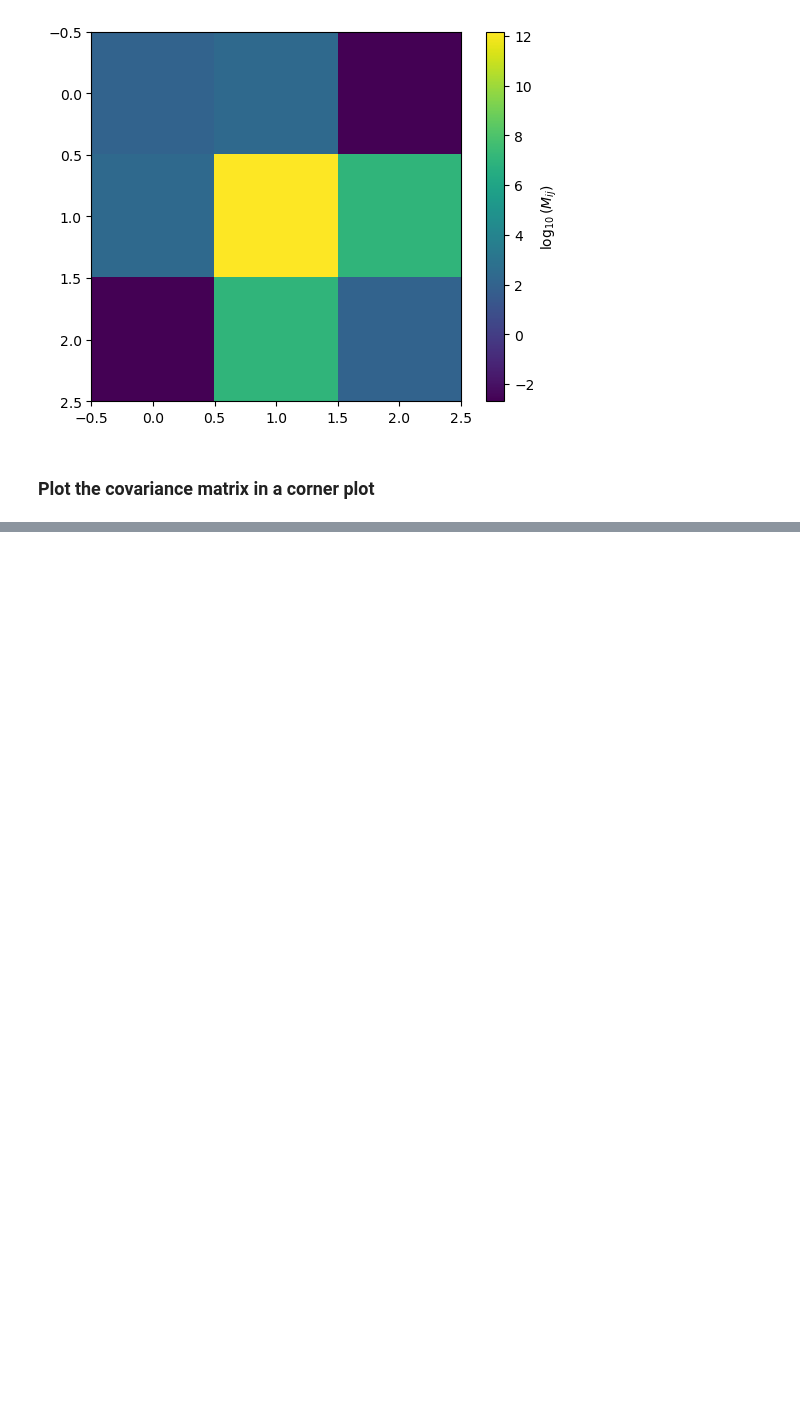
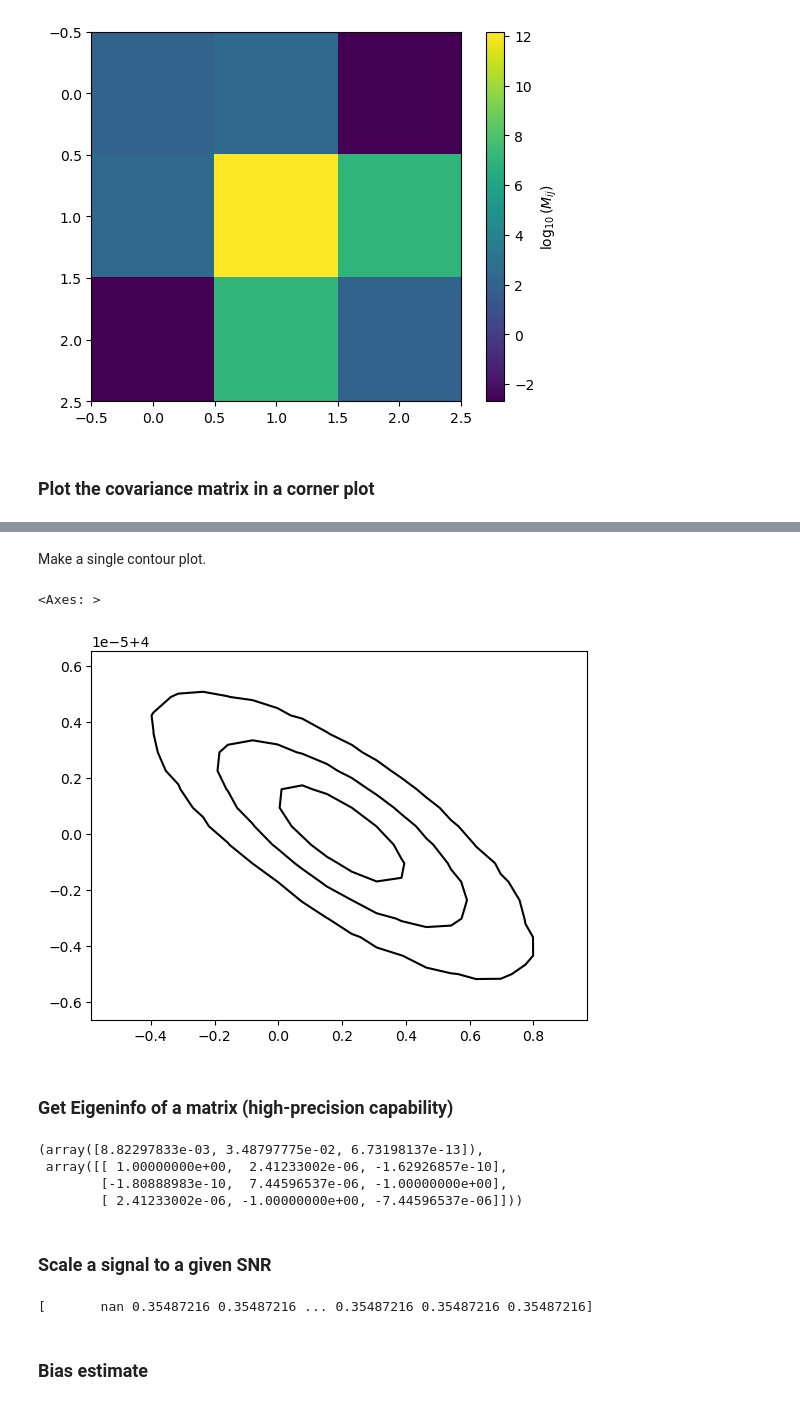
Before and after one commit to mikekatz04/LISAanalysistools, a Jupyter notebook: examples/Diagnostics.ipynb, the cells around one changed output, grey strips where cells are left out. Saved outputs shown, nothing was run; the diff lists cells and outputs as text; code cells hidden in the pictures; blank space fills up the shorter version.

```diff
--- a/examples/Diagnostics.ipynb
+++ b/examples/Diagnostics.ipynb
@@ -172,0 +180,47 @@ plot_covariance_corner(
+# %% [markdown]
+Make a single contour plot.
+# %%
+fig, ax = plt.subplots(1,1)
+
+plot_covariance_contour(
+    params,
+    cov,
+    2,
+    1,
+    ax=ax,
+    **plot_kwargs
+)
+# %% [output]
+<Axes: >
+[figure, added]
+# %% [markdown]
+### Get Eigeninfo of a matrix (high-precision capability)
+# %%
+evals, evecs = get_eigeninfo(
+    cov, high_precision=False
+)
+evals, evecs
+# %% [output]
+(array([8.82297833e-03, 3.48797775e-02, 6.73198137e-13]),
+ array([[ 1.00000000e+00,  2.41233002e-06, -1.62926857e-10],
+        [-1.80888983e-10,  7.44596537e-06, -1.00000000e+00],
+        [ 2.41233002e-06, -1.00000000e+00, -7.44596537e-06]]))
+# %% [markdown]
+### Scale a signal to a given SNR
+# %%
+target_snr = 30.0
+h1 = sine_waveform(A, f, 0.0, t_arr)
+
+h1_scaled = scale_to_snr(
+    target_snr,
+    h1,
+    dt=dt,
+    PSD="lisasens",
+    PSD_kwargs=dict(model="sangria", includewd=1)
+)
+
+print(h1 / h1_scaled)
+# %% [output]
+[       nan 0.35487216 0.35487216 ... 0.35487216 0.35487216 0.35487216]
+# %% [markdown]
+### Bias estimate
```
Also changed, not shown: parts of 4 cells of this notebook, 1 other file.
